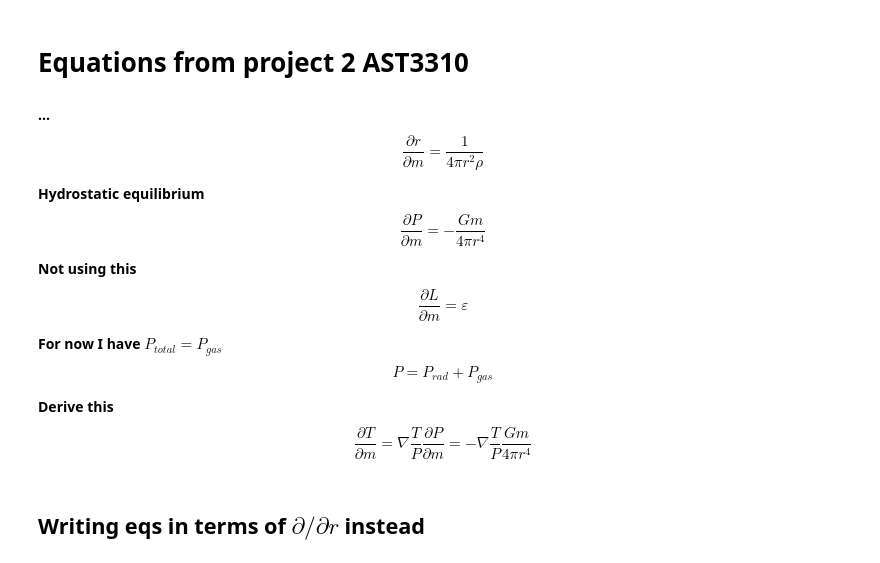
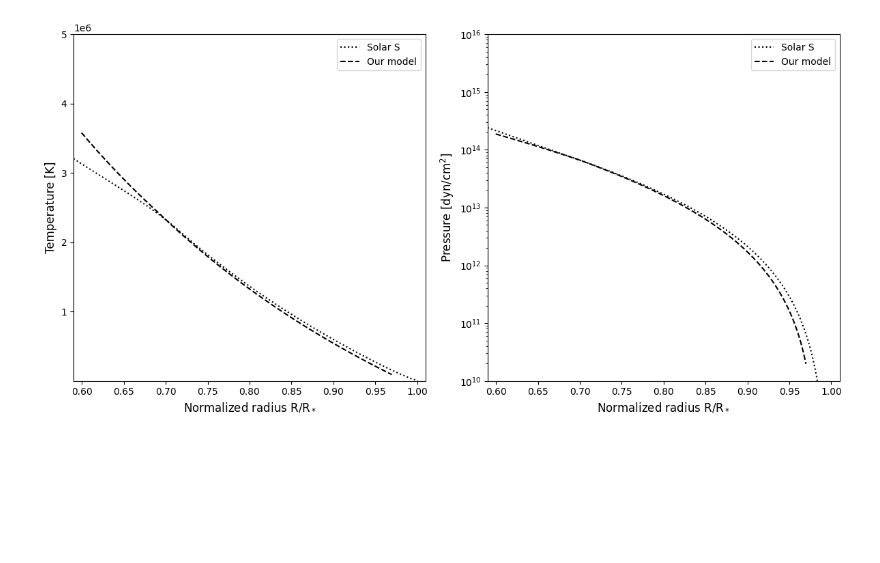
Before and after one commit to tabjone/2DHDCZ, a Jupyter notebook: visualisation/Visualise_background.ipynb, the cells around one changed output. Drawn from its saved outputs; the diff is of its cells as text; code cells hidden in the pictures; blank space fills up the shorter version.

```diff
--- a/visualisation/Visualise_background.ipynb
+++ b/visualisation/Visualise_background.ipynb
@@ -33 +42,26 @@ starting_index = np.where(r_over_R>=starting_point)[0][0]
+# %%
+fig, ax = plt.subplots(ncols=2, figsize=(12,6))
+
+ax[0].plot(r_over_R, T0, color="black", linestyle=":", label="Solar S")
+ax[0].plot(r_/R_sun, T0_, color="black", linestyle="--", label="Our model")
+
+ax[1].semilogy(r_over_R, p0, color="black", linestyle=":", label="Solar S")
+ax[1].semilogy(r_/R_sun, p0_, color="black", linestyle="--", label="Our model")
+
+ax[0].set_xlim(0.59,1.01)
+ax[0].set_ylim(1e3,0.5e7)
+ax[0].set_xlabel("Normalized radius R/R$_*$", fontsize=12)
+ax[0].set_ylabel("Temperature [K]", fontsize=12)
+ax[0].legend()
+
+ax[1].set_xlim(0.59,1.01)
+ax[1].set_ylim(1e10, 1e16)
+ax[1].set_xlabel("Normalized radius R/R$_*$", fontsize=12)
+ax[1].set_ylabel("Pressure [dyn/cm$^2$]", fontsize=12)
+ax[1].legend()
+
+fig.tight_layout()
+plt.show()
+# %% [output]
+[figure, added]
 # %%
@@ -48,29 +73,0 @@ m_b = M[starting_index]
-# %% [markdown]
-# Equations from project 2 AST3310
-# %% [markdown]
-**...**
-$$
-\frac{\partial r}{\partial m} = \frac{1}{4\pi r^2\rho}
-$$
-
-**Hydrostatic equilibrium**
-$$
-\frac{\partial P}{\partial m} = -\frac{Gm}{4\pi r^4}
-$$
-
-**Not using this**
-$$
-\frac{\partial L}{\partial m} = \varepsilon
-$$
-
-**For now I have $P_{total}=P_{gas}$**
-$$
-P = P_{rad}+P_{gas}
-$$
-
-**Derive this**
-$$
-\frac{\partial T}{\partial m} = \nabla \frac{T}{P}\frac{\partial P}{\partial m}=-\nabla \frac{T}{P} \frac{Gm}{4\pi r^4}
-$$
-# %% [markdown]
-## Writing eqs in terms of $\partial/\partial r$ instead
```
Also changed, not shown: parts of 12 cells of this notebook.
